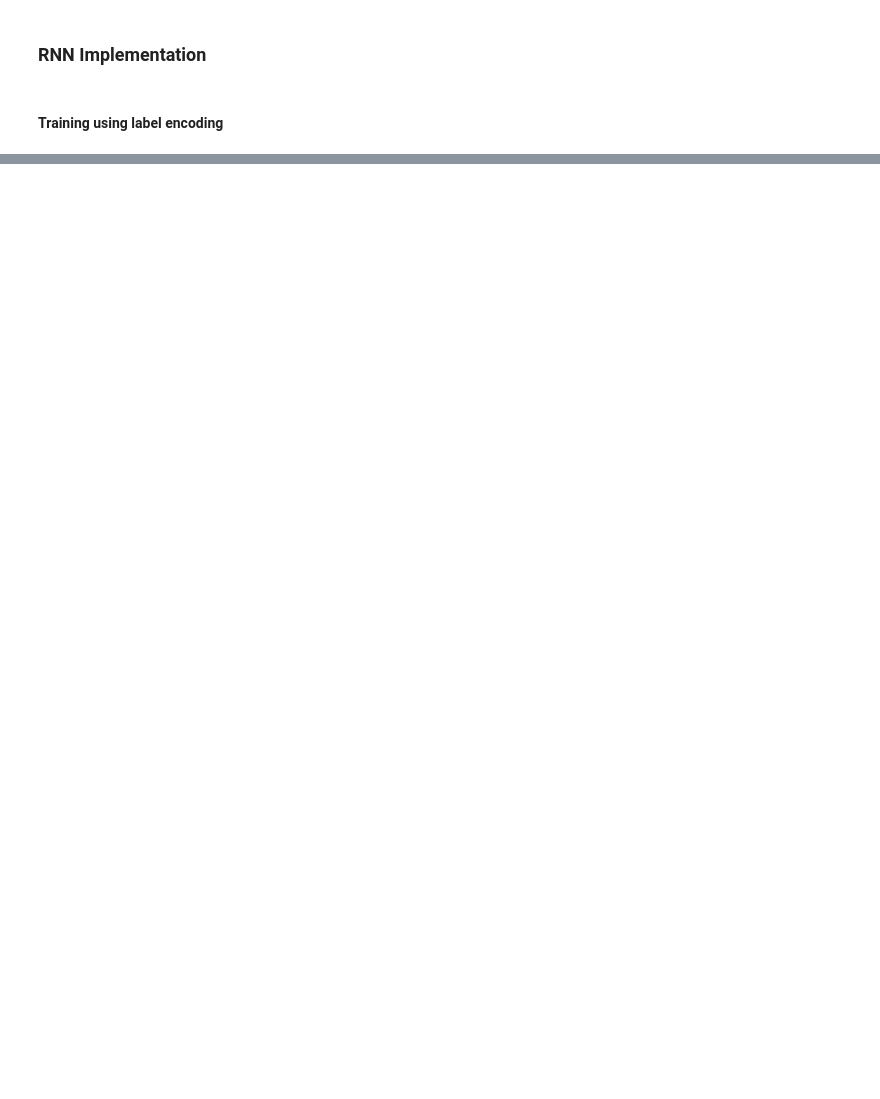
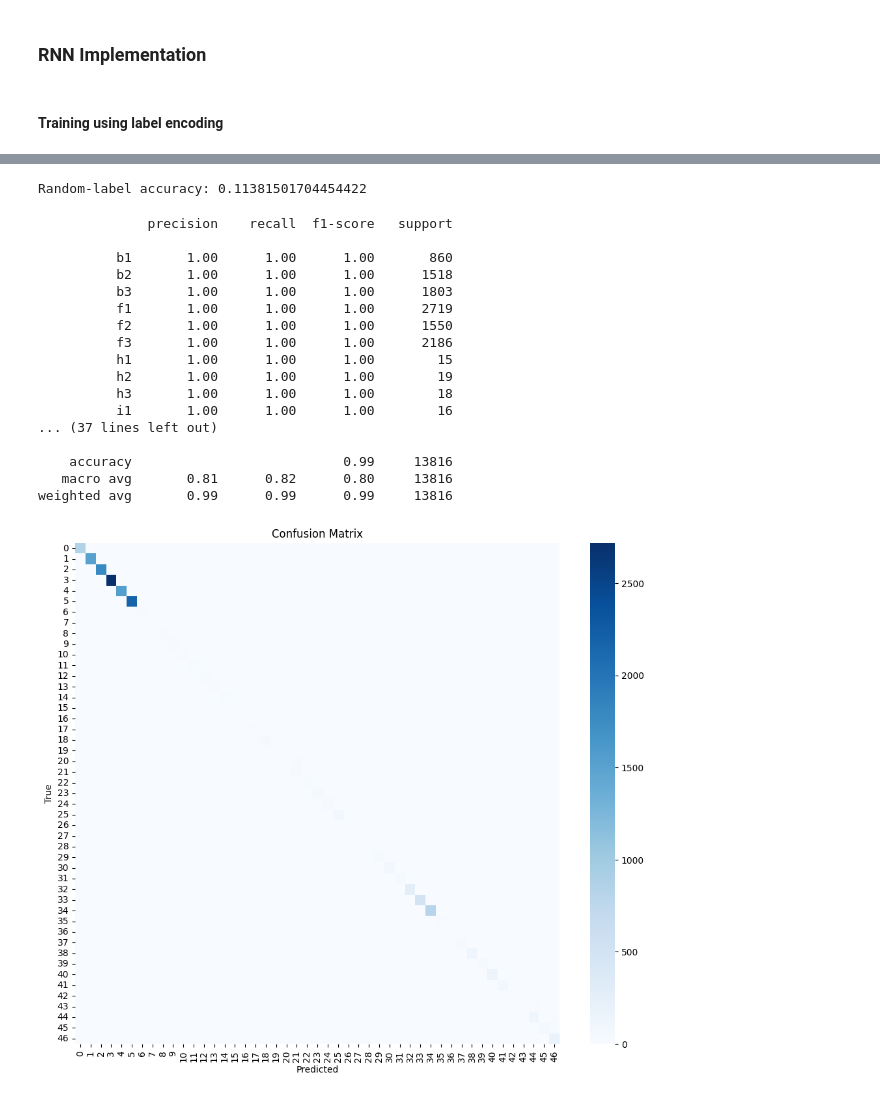
Before and after one commit to Nick1288/TennisStrokePrediction, a Jupyter notebook: BiLSTM+CNN with label encoder.ipynb, the cells around one changed output, grey strips where cells are left out. Saved outputs shown, nothing was run; the diff lists cells and outputs as text; code cells hidden in the pictures; blank space fills up the shorter version.

Commit message:
data processing update

```diff
--- a/BiLSTM+CNN with label encoder.ipynb
+++ b/BiLSTM+CNN with label encoder.ipynb
@@ -31,8 +15,12 @@ Index(['Pt', 'Set1', 'Set2', 'Gm1', 'Gm2', 'Pts', 'Gm#', 'TB?', 'rallyLen',
-# %%
-import ast
-
-def parse_array_column(column):
-    return column.apply(lambda x: np.array(ast.literal_eval(x), dtype=np.float32))
-
-processed_data['winner_array'] = parse_array_column(processed_data['winner_array'])
-processed_data['unforced_array'] = parse_array_column(processed_data['unforced_array'])
+# %%
+import numpy as np
+import pickle
+
+# Load arrays
+data = np.load('lstm_data.npz')
+X_seq = data['X']
+y = data['y']
+
+# Load LabelEncoder
+with open('shot_encoder.pkl', 'rb') as f:
+    shot_encoder = pickle.load(f)
@@ -286,0 +381,52 @@ print(f"Test Accuracy: {accuracy:.4f}")
+# %%
+y_random = y_tensor[torch.randperm(len(y_tensor))]
+model.eval()
+with torch.no_grad():
+    output = model(X_tensor.to(device))
+    pred = torch.argmax(output, dim=1).cpu()
+    print("Random-label accuracy:", (pred == y_random).float().mean().item())
+# %% [output]
+Random-label accuracy: 0.11381501704454422
+# %%
+from sklearn.metrics import classification_report, confusion_matrix
+import seaborn as sns
+import matplotlib.pyplot as plt
+import numpy as np
+
+# Get predicted and actual labels (already on CPU)
+predicted_labels = np.array(all_preds)
+true_labels = np.array(all_labels)
+
+# Compute present classes
+unique_classes = np.unique(true_labels)
+
+# Print classification report with proper labels
+print(classification_report(true_labels, predicted_labels, labels=unique_classes, target_names=label_encoder.inverse_transform(unique_classes)))
+
+# Plot confusion matrix
+cm = confusion_matrix(true_labels, predicted_labels, labels=unique_classes)
+plt.figure(figsize=(12, 10))
+sns.heatmap(cm, cmap="Blues", annot=False, fmt="d")
+plt.title("Confusion Matrix")
+plt.xlabel("Predicted")
+plt.ylabel("True")
+plt.show()
+# %% [output]
+              precision    recall  f1-score   support
+
+          b1       1.00      1.00      1.00       860
+          b2       1.00      1.00      1.00      1518
+          b3       1.00      1.00      1.00      1803
+          f1       1.00      1.00      1.00      2719
+          f2       1.00      1.00      1.00      1550
+          f3       1.00      1.00      1.00      2186
+          h1       1.00      1.00      1.00        15
+          h2       1.00      1.00      1.00        19
+          h3       1.00      1.00      1.00        18
+          i1       1.00      1.00      1.00        16
+... (37 lines left out)
+
+    accuracy                           0.99     13816
+   macro avg       0.81      0.82      0.80     13816
+weighted avg       0.99      0.99      0.99     13816
+[figure, added]
```
Also changed, not shown: parts of 9 cells of this notebook, 3 other files.
